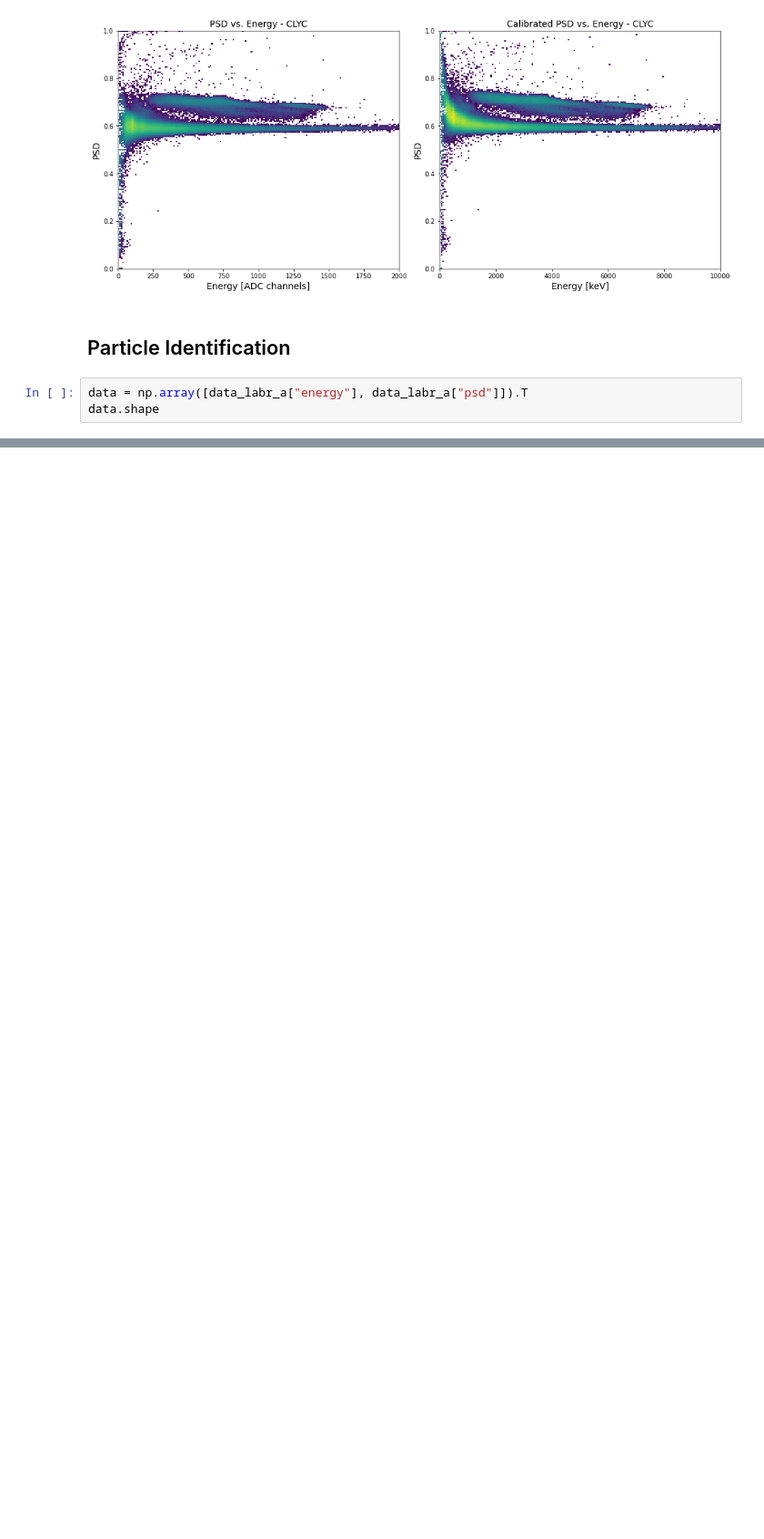
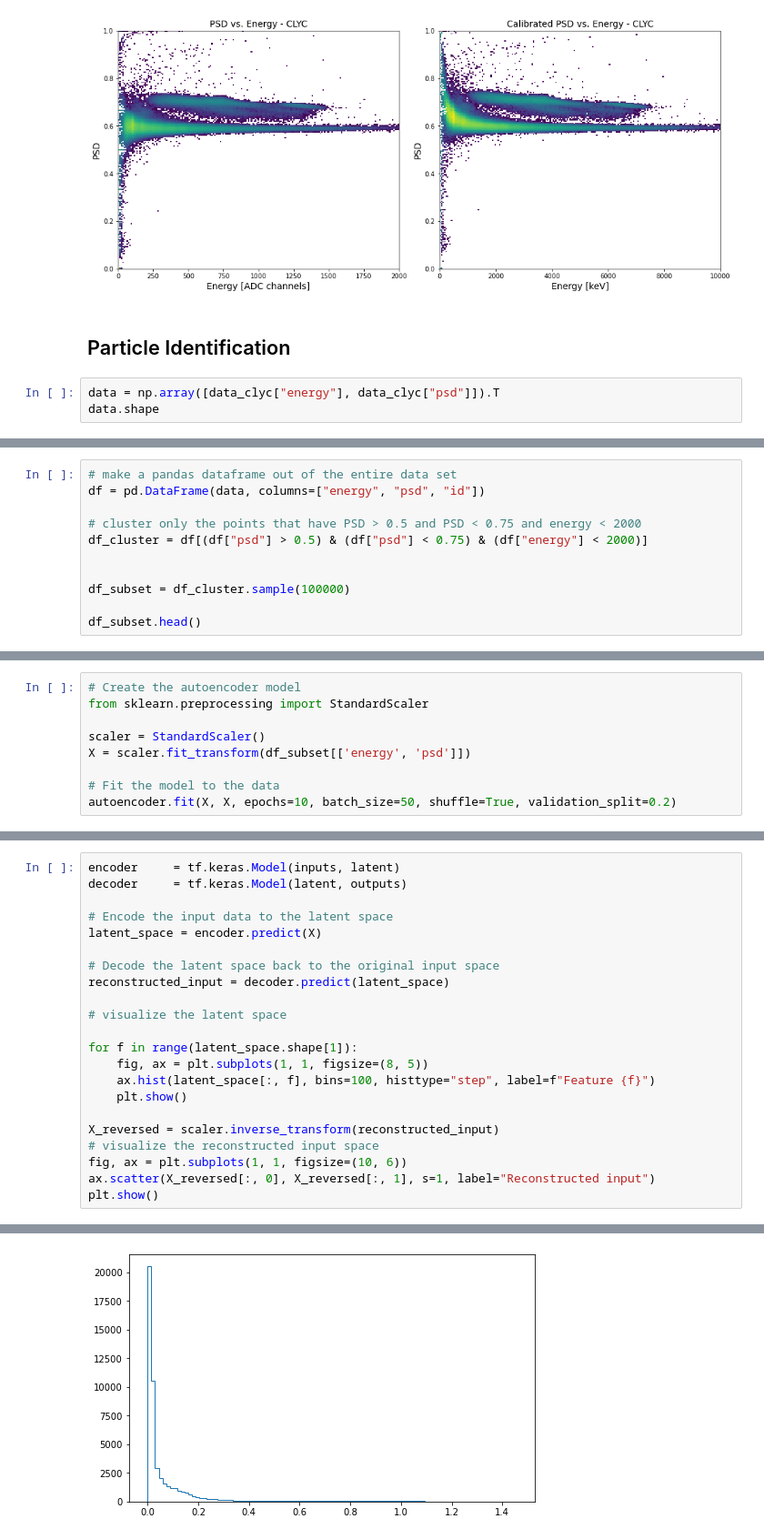
Before and after one commit to niklai99/advanced-laboratory, a Jupyter notebook: beam-analysis/particle-identification.ipynb, the cells around one changed output, grey strips where cells are left out. Shown at 91% size. Cells and saved outputs as stored; diff of their text form; blank space fills up the shorter version.

Commit message:
working clustering procedure

```diff
--- a/beam-analysis/particle-identification.ipynb
+++ b/beam-analysis/particle-identification.ipynb
@@ -192,6 +206,6 @@ plt.show()
 # %% [markdown]
 ## Particle Identification
 # %%
-data = np.array([data_labr_a["energy"], data_labr_a["psd"]]).T
+data = np.array([data_clyc["energy"], data_clyc["psd"]]).T
 data.shape
 # %% [output]
@@ -287,0 +221,11 @@ KeyboardInterrupt:
+# %%
+# make a pandas dataframe out of the entire data set
+df = pd.DataFrame(data, columns=["energy", "psd", "id"])
+
+# cluster only the points that have PSD > 0.5 and PSD < 0.75 and energy < 2000
+df_cluster = df[(df["psd"] > 0.5) & (df["psd"] < 0.75) & (df["energy"] < 2000)]
+
+
+df_subset = df_cluster.sample(100000)
+
+df_subset.head()
@@ -287,0 +302,9 @@ KeyboardInterrupt:
+# %%
+# Create the autoencoder model
+from sklearn.preprocessing import StandardScaler
+
+scaler = StandardScaler()
+X = scaler.fit_transform(df_subset[['energy', 'psd']])
+
+# Fit the model to the data
+autoencoder.fit(X, X, epochs=10, batch_size=50, shuffle=True, validation_split=0.2)
@@ -287,0 +335,23 @@ KeyboardInterrupt:
+# %%
+encoder     = tf.keras.Model(inputs, latent)
+decoder     = tf.keras.Model(latent, outputs)
+
+# Encode the input data to the latent space
+latent_space = encoder.predict(X)
+
+# Decode the latent space back to the original input space
+reconstructed_input = decoder.predict(latent_space)
+
+# visualize the latent space
+
+for f in range(latent_space.shape[1]):
+    fig, ax = plt.subplots(1, 1, figsize=(8, 5))
+    ax.hist(latent_space[:, f], bins=100, histtype="step", label=f"Feature {f}")
+    plt.show()
+
+X_reversed = scaler.inverse_transform(reconstructed_input)
+# visualize the reconstructed input space
+fig, ax = plt.subplots(1, 1, figsize=(10, 6))
+ax.scatter(X_reversed[:, 0], X_reversed[:, 1], s=1, label="Reconstructed input")
+plt.show()
+# %% [output]
@@ -287,0 +360 @@ KeyboardInterrupt:
+[figure, added]
```
Also changed, not shown: parts of 24 cells of this notebook.
